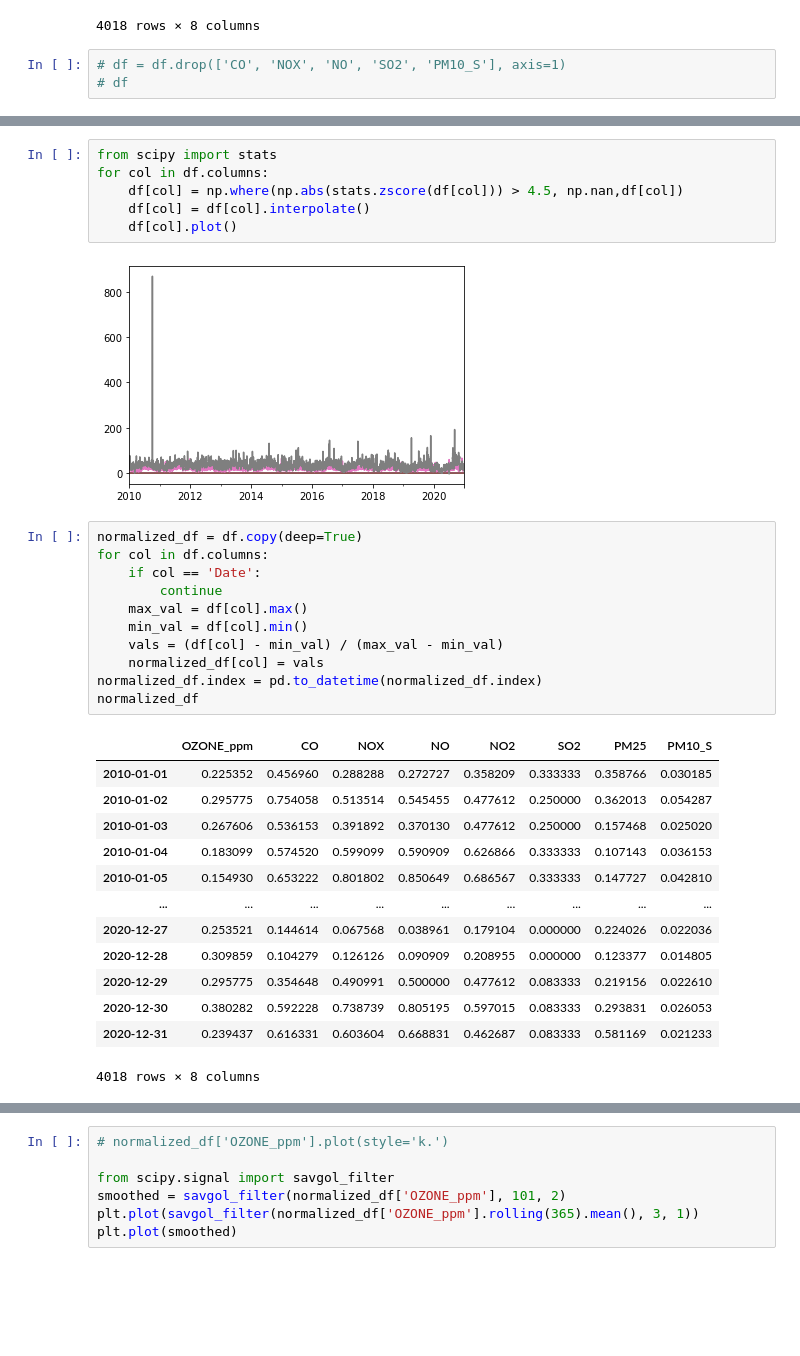
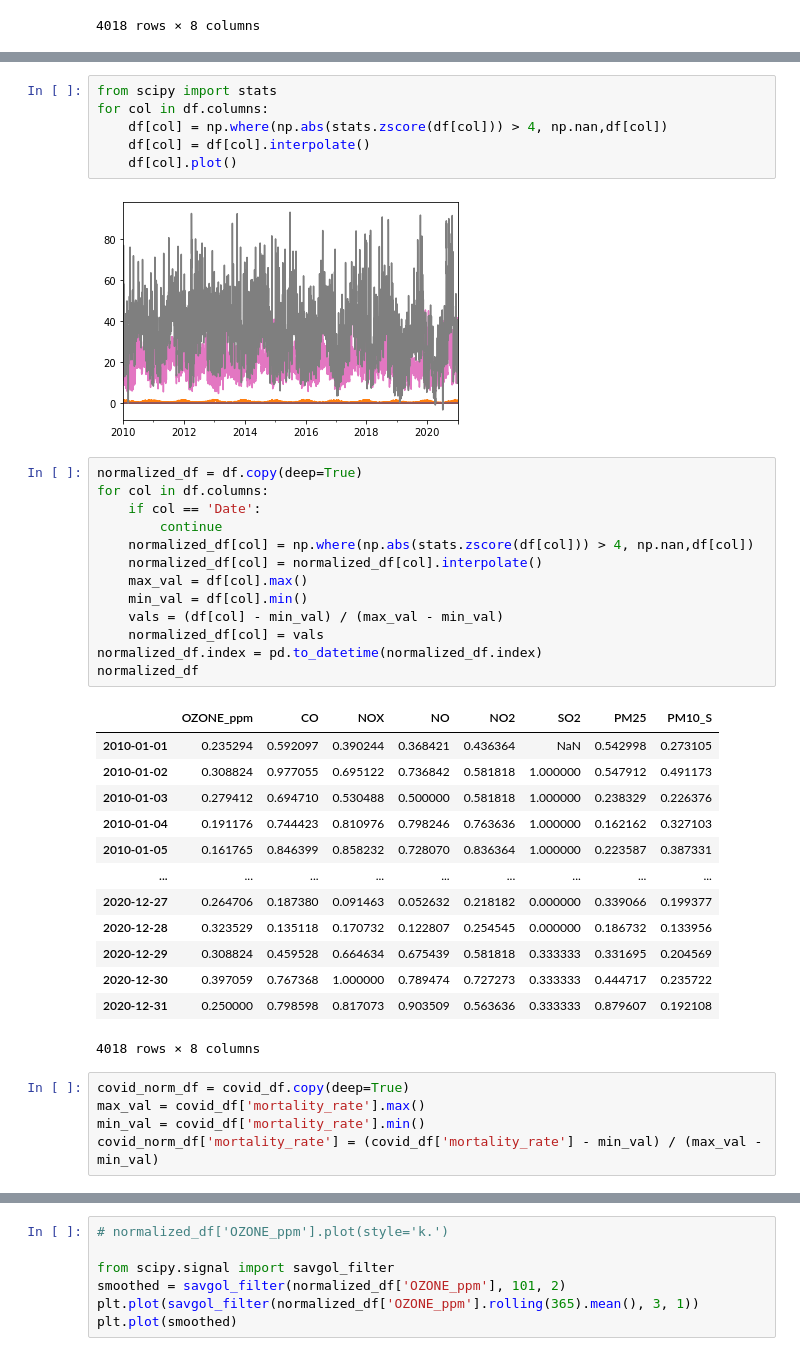
Before and after one commit to kevinmarlis/air-pollution-and-health, a Jupyter notebook: Covid/Covid Impacts on Air/Plots.ipynb, the cells around one changed output, grey strips where cells are left out. Cells and saved outputs as stored; diff of their text form; blank space fills up the shorter version.

```diff
--- a/Covid/Covid Impacts on Air/Plots.ipynb
+++ b/Covid/Covid Impacts on Air/Plots.ipynb
@@ -30,9 +59,6 @@ df
 | 2020-12-30 | 0.039 | 1.362 | 0.169 | 0.125 | 0.044 | 0.001 | 22.8 | 19.4 |
 | 2020-12-31 | 0.029 | 1.411 | 0.139 | 0.104 | 0.035 | 0.001 | 40.5 | 15.2 |
 4018 rows × 8 columns
-# %%
-# df = df.drop(['CO', 'NOX', 'NO', 'SO2', 'PM10_S'], axis=1)
-# df
 # %%
 df.describe()
 # %% [output]
@@ -48,16 +74,18 @@ df.describe()
 # %%
 from scipy import stats
 for col in df.columns:
-    df[col] = np.where(np.abs(stats.zscore(df[col])) > 4.5, np.nan,df[col])
+    df[col] = np.where(np.abs(stats.zscore(df[col])) > 4, np.nan,df[col])
     df[col] = df[col].interpolate()
     df[col].plot()
 # %% [output]
-[figure, old version]
+[figure, new version]
 # %%
 normalized_df = df.copy(deep=True)
 for col in df.columns:
     if col == 'Date':
         continue
+    normalized_df[col] = np.where(np.abs(stats.zscore(df[col])) > 4, np.nan,df[col])
+    normalized_df[col] = normalized_df[col].interpolate()
     max_val = df[col].max()
     min_val = df[col].min()
     vals = (df[col] - min_val) / (max_val - min_val)
@@ -66,18 +94,23 @@ normalized_df.index = pd.to_datetime(normalized_df.index)
 normalized_df
 # %% [output]
 |  | OZONE_ppm | CO | NOX | NO | NO2 | SO2 | PM25 | PM10_S |
-| 2010-01-01 | 0.225352 | 0.456960 | 0.288288 | 0.272727 | 0.358209 | 0.333333 | 0.358766 | 0.030185 |
-| 2010-01-02 | 0.295775 | 0.754058 | 0.513514 | 0.545455 | 0.477612 | 0.250000 | 0.362013 | 0.054287 |
-| 2010-01-03 | 0.267606 | 0.536153 | 0.391892 | 0.370130 | 0.477612 | 0.250000 | 0.157468 | 0.025020 |
-| 2010-01-04 | 0.183099 | 0.574520 | 0.599099 | 0.590909 | 0.626866 | 0.333333 | 0.107143 | 0.036153 |
-| 2010-01-05 | 0.154930 | 0.653222 | 0.801802 | 0.850649 | 0.686567 | 0.333333 | 0.147727 | 0.042810 |
+| 2010-01-01 | 0.235294 | 0.592097 | 0.390244 | 0.368421 | 0.436364 | NaN | 0.542998 | 0.273105 |
+| 2010-01-02 | 0.308824 | 0.977055 | 0.695122 | 0.736842 | 0.581818 | 1.000000 | 0.547912 | 0.491173 |
+| 2010-01-03 | 0.279412 | 0.694710 | 0.530488 | 0.500000 | 0.581818 | 1.000000 | 0.238329 | 0.226376 |
+| 2010-01-04 | 0.191176 | 0.744423 | 0.810976 | 0.798246 | 0.763636 | 1.000000 | 0.162162 | 0.327103 |
+| 2010-01-05 | 0.161765 | 0.846399 | 0.858232 | 0.728070 | 0.836364 | 1.000000 | 0.223587 | 0.387331 |
 | ... | ... | ... | ... | ... | ... | ... | ... | ... |
-| 2020-12-27 | 0.253521 | 0.144614 | 0.067568 | 0.038961 | 0.179104 | 0.000000 | 0.224026 | 0.022036 |
-| 2020-12-28 | 0.309859 | 0.104279 | 0.126126 | 0.090909 | 0.208955 | 0.000000 | 0.123377 | 0.014805 |
-| 2020-12-29 | 0.295775 | 0.354648 | 0.490991 | 0.500000 | 0.477612 | 0.083333 | 0.219156 | 0.022610 |
-| 2020-12-30 | 0.380282 | 0.592228 | 0.738739 | 0.805195 | 0.597015 | 0.083333 | 0.293831 | 0.026053 |
-| 2020-12-31 | 0.239437 | 0.616331 | 0.603604 | 0.668831 | 0.462687 | 0.083333 | 0.581169 | 0.021233 |
+| 2020-12-27 | 0.264706 | 0.187380 | 0.091463 | 0.052632 | 0.218182 | 0.000000 | 0.339066 | 0.199377 |
+| 2020-12-28 | 0.323529 | 0.135118 | 0.170732 | 0.122807 | 0.254545 | 0.000000 | 0.186732 | 0.133956 |
+| 2020-12-29 | 0.308824 | 0.459528 | 0.664634 | 0.675439 | 0.581818 | 0.333333 | 0.331695 | 0.204569 |
+| 2020-12-30 | 0.397059 | 0.767368 | 1.000000 | 0.789474 | 0.727273 | 0.333333 | 0.444717 | 0.235722 |
+| 2020-12-31 | 0.250000 | 0.798598 | 0.817073 | 0.903509 | 0.563636 | 0.333333 | 0.879607 | 0.192108 |
 4018 rows × 8 columns
+# %%
+covid_norm_df = covid_df.copy(deep=True)
+max_val = covid_df['mortality_rate'].max()
+min_val = covid_df['mortality_rate'].min()
+covid_norm_df['mortality_rate'] = (covid_df['mortality_rate'] - min_val) / (max_val - min_val)
 # %%
 fig, ax = plt.subplots(nrows=len(normalized_df.columns), ncols=1, figsize=(15, 20), sharex=True, sharey=True)
 past_normalized_df = normalized_df['2010-01-01':'2019-12-31']
```
Also changed, not shown: parts of 4 cells of this notebook, 2 other files.
